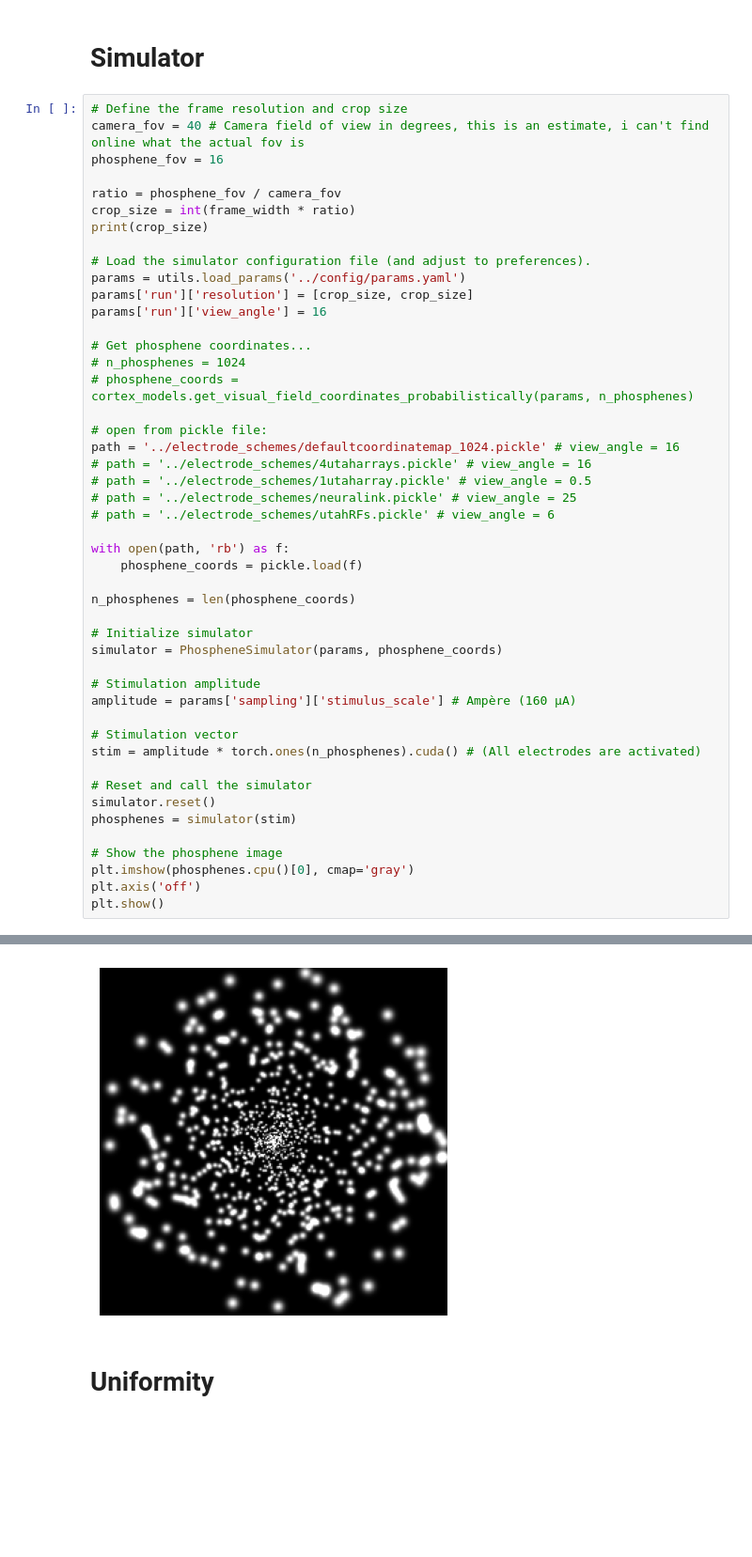
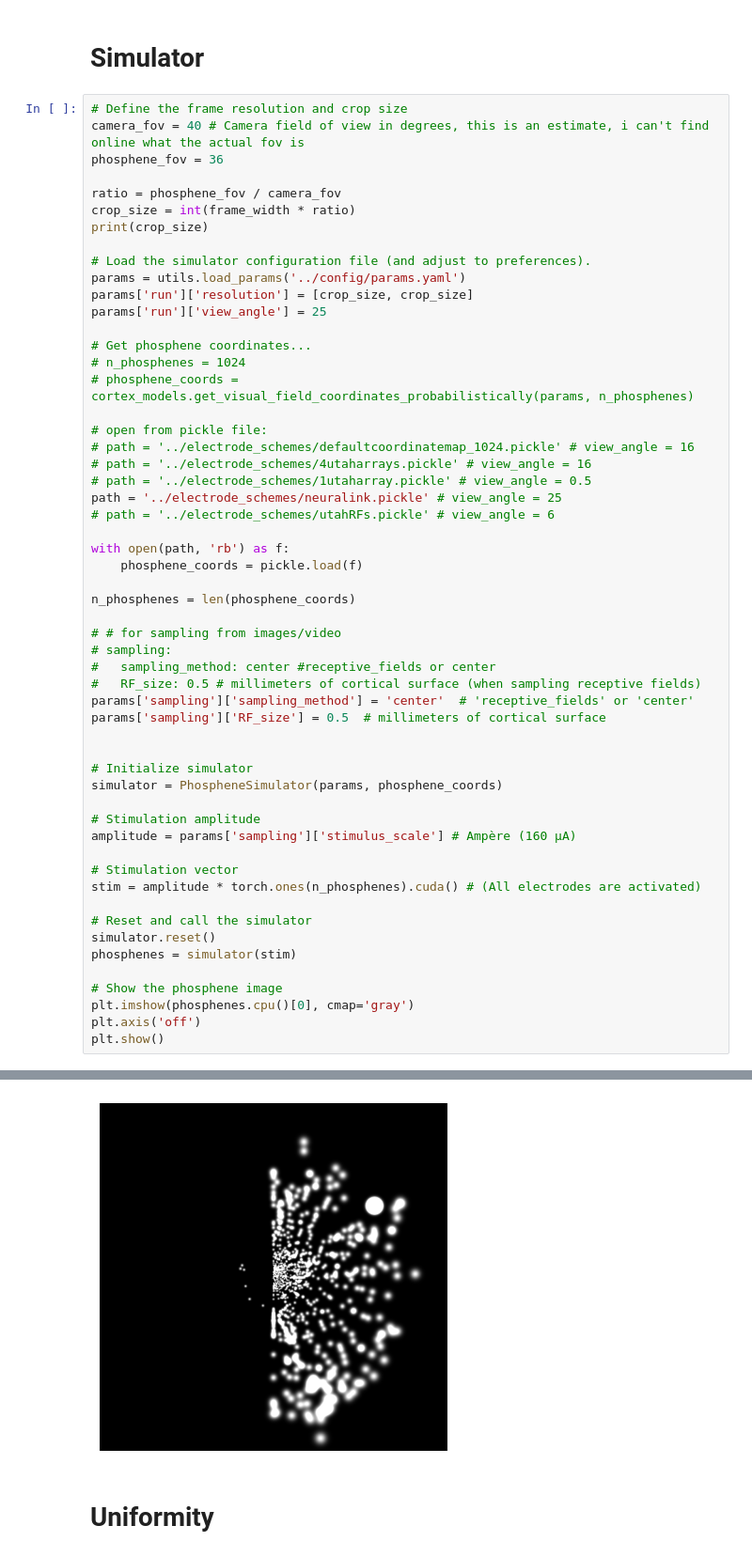
Before and after one commit to MichelleAppel/SCAPE, a Jupyter notebook: notebooks/gaze_demo.ipynb, the cells around one changed output, grey strips where cells are left out. Shown at 94% size. Saved outputs shown, nothing was run; the diff lists cells and outputs as text; blank space fills up the shorter version.

```diff
--- a/notebooks/gaze_demo.ipynb
+++ b/notebooks/gaze_demo.ipynb
@@ -125,7 +126,7 @@ Frame 50: Gaze Point (0.57, 0.56), Gaze Type: 1
 # %%
 # Define the frame resolution and crop size
 camera_fov = 40 # Camera field of view in degrees, this is an estimate, i can't find online what the actual fov is
-phosphene_fov = 16
+phosphene_fov = 36
 
 ratio = phosphene_fov / camera_fov
 crop_size = int(frame_width * ratio)
@@ -134,23 +135,31 @@ print(crop_size)
 # Load the simulator configuration file (and adjust to preferences).
 params = utils.load_params('../config/params.yaml')
 params['run']['resolution'] = [crop_size, crop_size]
-params['run']['view_angle'] = 16
+params['run']['view_angle'] = 25
 
 # Get phosphene coordinates...
 # n_phosphenes = 1024
 # phosphene_coords = cortex_models.get_visual_field_coordinates_probabilistically(params, n_phosphenes)
 
 # open from pickle file:
-path = '../electrode_schemes/defaultcoordinatemap_1024.pickle' # view_angle = 16
+# path = '../electrode_schemes/defaultcoordinatemap_1024.pickle' # view_angle = 16
 # path = '../electrode_schemes/4utaharrays.pickle' # view_angle = 16
 # path = '../electrode_schemes/1utaharray.pickle' # view_angle = 0.5
-# path = '../electrode_schemes/neuralink.pickle' # view_angle = 25
+path = '../electrode_schemes/neuralink.pickle' # view_angle = 25
 # path = '../electrode_schemes/utahRFs.pickle' # view_angle = 6
 
 with open(path, 'rb') as f:
     phosphene_coords = pickle.load(f)
 
 n_phosphenes = len(phosphene_coords)
+
+# # for sampling from images/video
+# sampling:
+#   sampling_method: center #receptive_fields or center
+#   RF_size: 0.5 # millimeters of cortical surface (when sampling receptive fields)
+params['sampling']['sampling_method'] = 'center'  # 'receptive_fields' or 'center'
+params['sampling']['RF_size'] = 0.5  # millimeters of cortical surface
+
 
 # Initialize simulator
 simulator = PhospheneSimulator(params, phosphene_coords)
@@ -174,4 +183,4 @@ plt.show()
-[figure, old version]
+[figure, new version]
 # %% [markdown]
 # Uniformity
 # %%
```
Also changed, not shown: parts of 9 cells of this notebook, 16 other files.
